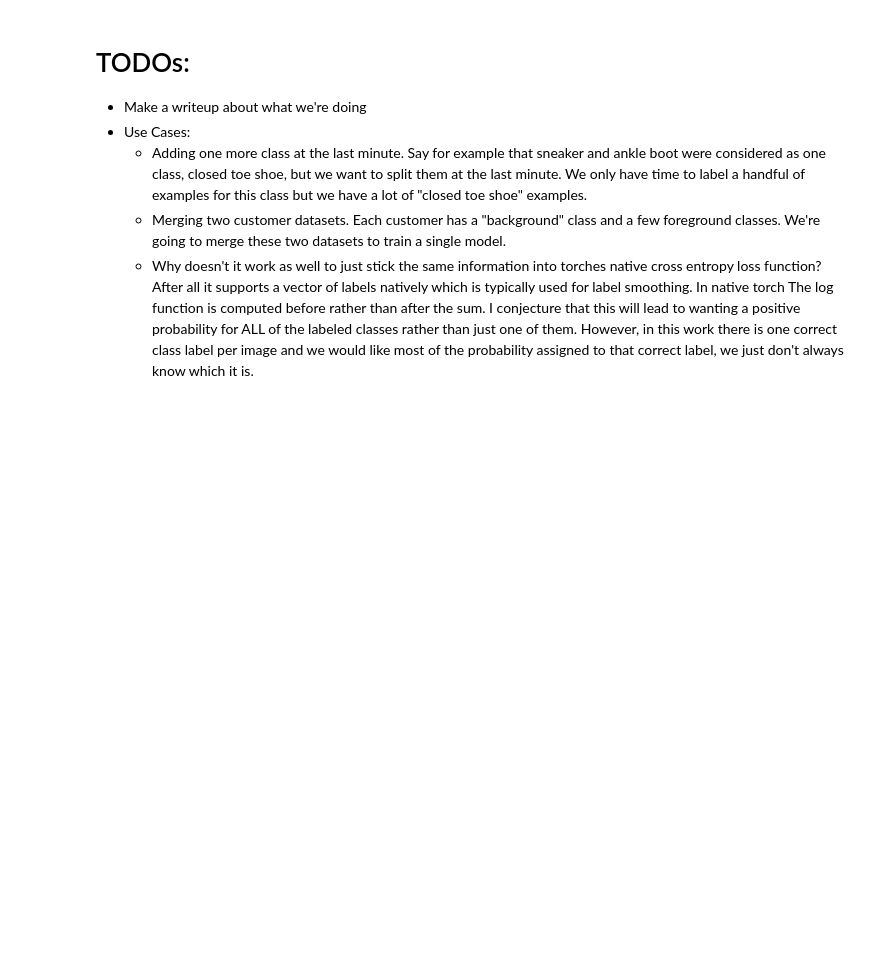
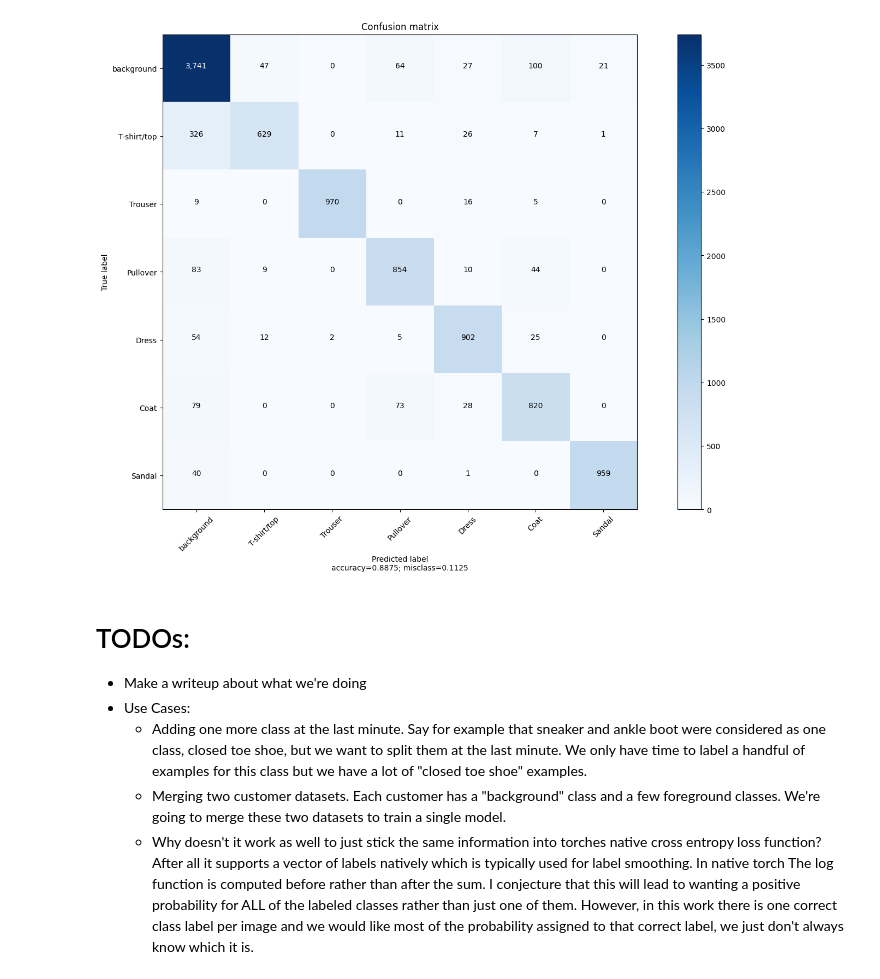
Before and after one commit to brian8128/SchemaFuse, a Jupyter notebook: examples/multiple_versions_of_schema.ipynb, the cells around one changed output. Cells and saved outputs as stored; diff of their text form; code cells hidden in the pictures; blank space fills up the shorter version.

```diff
--- a/examples/multiple_versions_of_schema.ipynb
+++ b/examples/multiple_versions_of_schema.ipynb
@@ -20,0 +477,2 @@ from sklearn.metrics import confusion_matrix
+# %%
+mod = train_model(m23_train_dataset, 7, epochs=10, cross_entropy_loss_fn="multiple_choice_cel")
@@ -21,3 +490,11 @@ from sklearn.metrics import confusion_matrix
+# %%
+pred_data_loader = torch.utils.data.DataLoader(batch_size=10000, dataset=m23_test_dataset, num_workers=1)
+all_preds= get_all_preds(network=mod.cpu(), dataloader=pred_data_loader)
+plot_confusion_matrix(cm=confusion_matrix(y_true=m23_test_dataset.labels.argmax(1),
+                      y_pred=all_preds.argmax(1)),
+                      target_names=m1_classes, normalize=False)
+# %% [output]
+[figure, added]
 # %% [markdown]
 # TODOs:
 * Make a writeup about what we're doing
```
Also changed, not shown: parts of 42 cells of this notebook.
